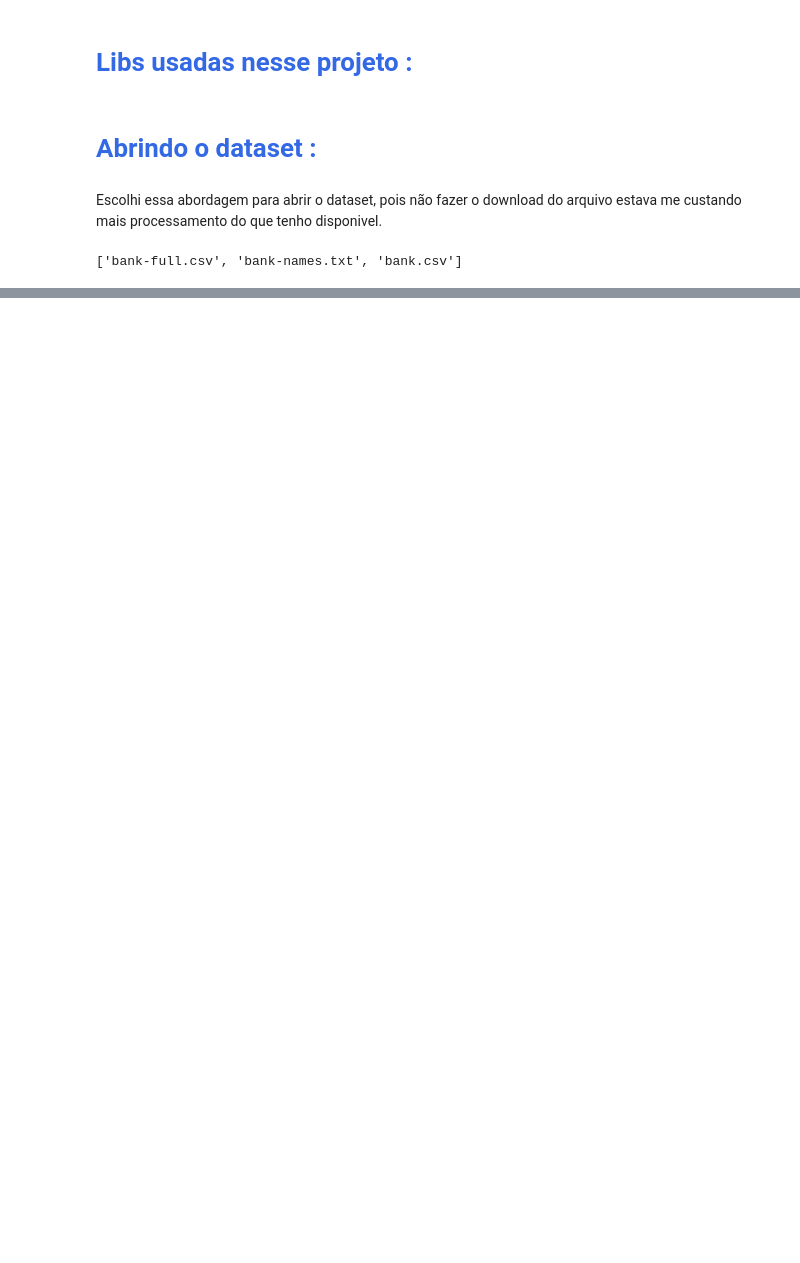
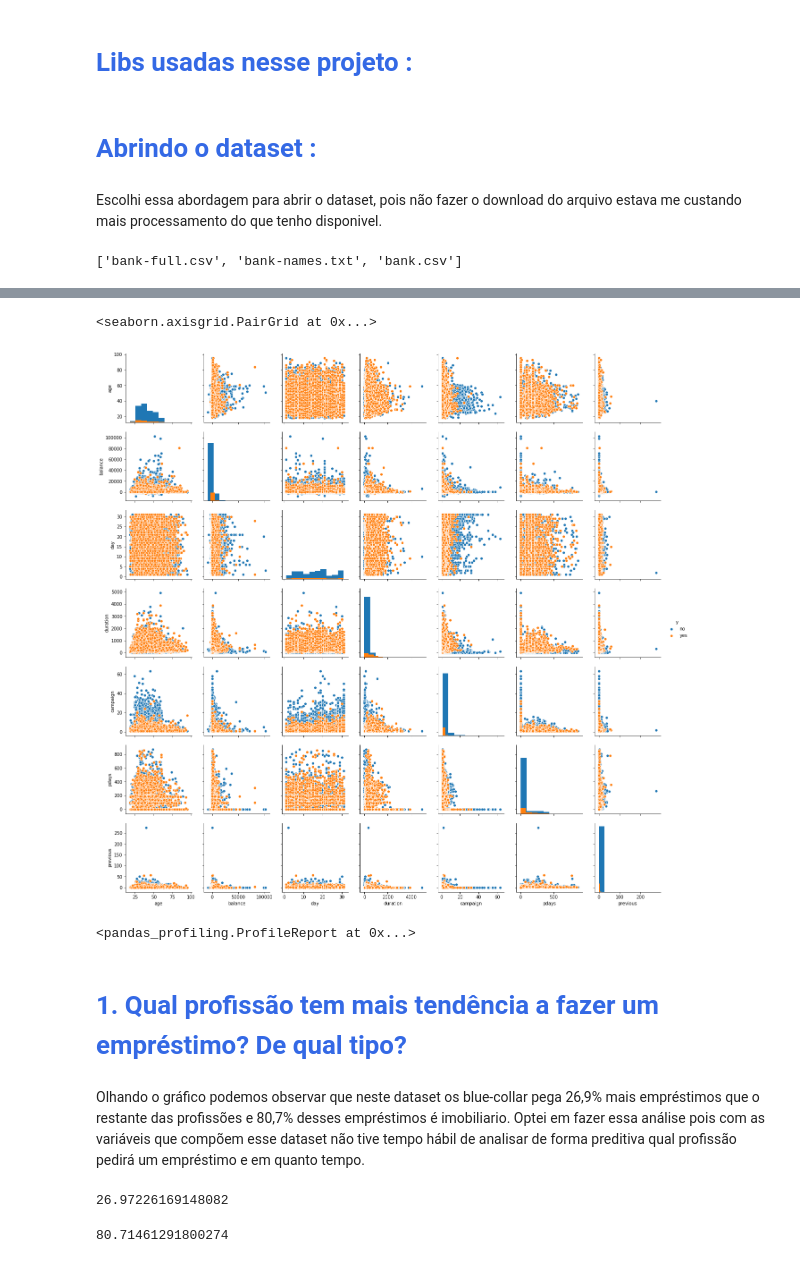
Before and after one commit to carollmbg/Semantix, a Jupyter notebook: Semantix.ipynb, the cells around one changed output, grey strips where cells are left out. Saved outputs shown, nothing was run; the diff lists cells and outputs as text; code cells hidden in the pictures; blank space fills up the shorter version.

```diff
--- a/Semantix.ipynb
+++ b/Semantix.ipynb
@@ -20,3 +21,5 @@ z.extractall()
 z.namelist()
 # %% [output]
 ['bank-full.csv', 'bank-names.txt', 'bank.csv']
+# %%
+df = pd.read_csv('bank-full.csv', sep=';')
@@ -22,0 +67,12 @@ z.namelist()
+# %%
+sns.pairplot(df,
+            hue='y',
+            diag_kind='hist')
+# %% [output]
+<seaborn.axisgrid.PairGrid at 0x...>
+[figure, added]
+# %%
+profile = ProfileReport(df)
+profile
+# %% [output]
+<pandas_profiling.ProfileReport at 0x...>
@@ -22,0 +83,4 @@ z.namelist()
+# %% [markdown]
+<h1 style='color:#3469e5'><b> 1. Qual profissão tem mais tendência a fazer um empréstimo? De qual tipo?  <i></i></b></h1>
+# %% [markdown]
+Olhando o gráfico podemos observar que neste dataset os blue-collar pega 26,9% mais empréstimos que o restante das profissões e 80,7% desses empréstimos é imobiliario. Optei em fazer essa análise pois com as variáveis que compõem esse dataset não tive tempo hábil de analisar de forma preditiva qual profissão pedirá um empréstimo e em quanto tempo.
@@ -22,0 +91,8 @@ z.namelist()
+# %%
+(pivot['loan'][0] + pivot['housing'][0]) / T *100 #% de blue-collar
+# %% [output]
+26.97226169148082
+# %%
+pivot['housing'][0] / (pivot['loan'][0] + pivot['housing'][0]) *100 #% de emprestimo imobiliário para blue-collar
+# %% [output]
+80.71461291800274
```
Also changed, not shown: parts of 8 cells of this notebook, 1 other file.
